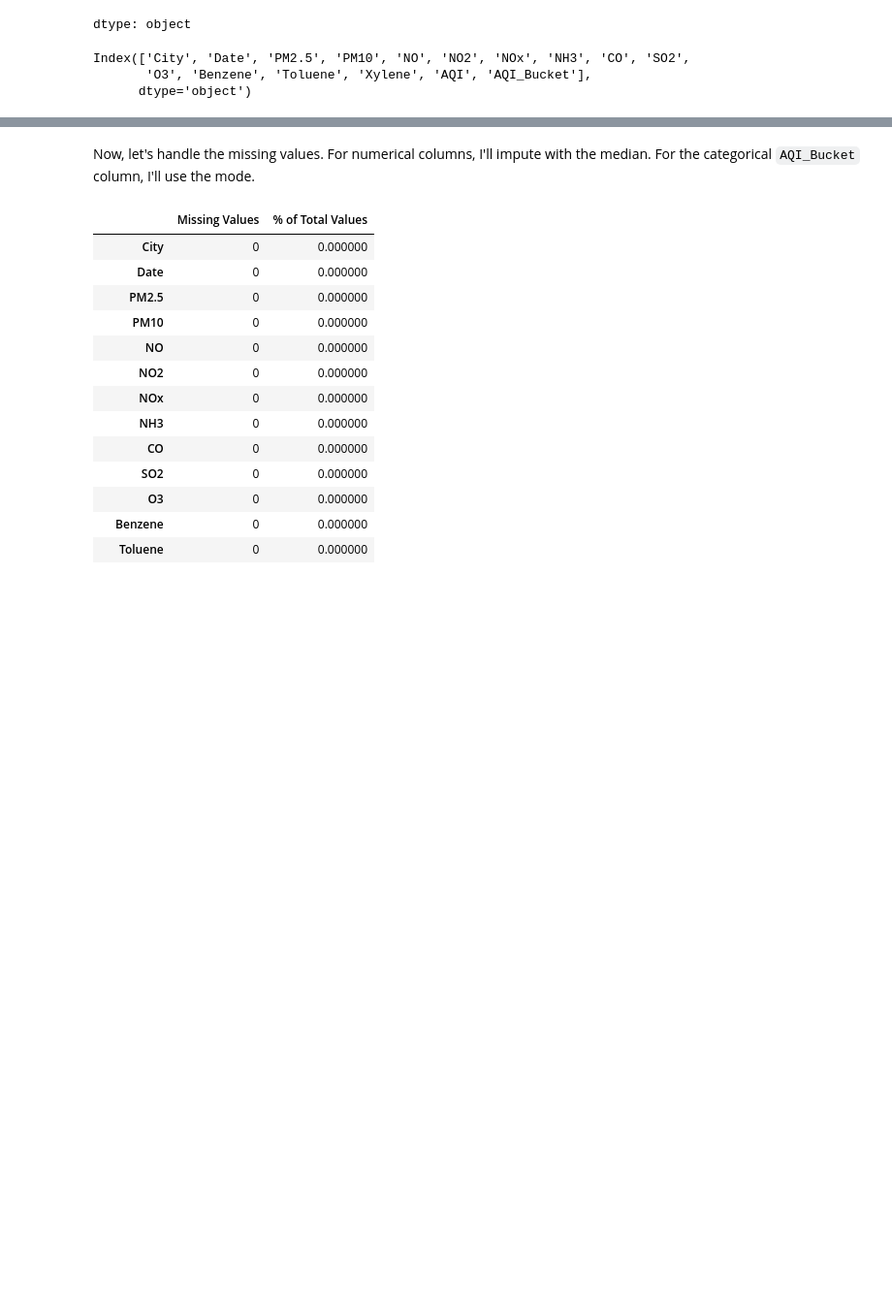
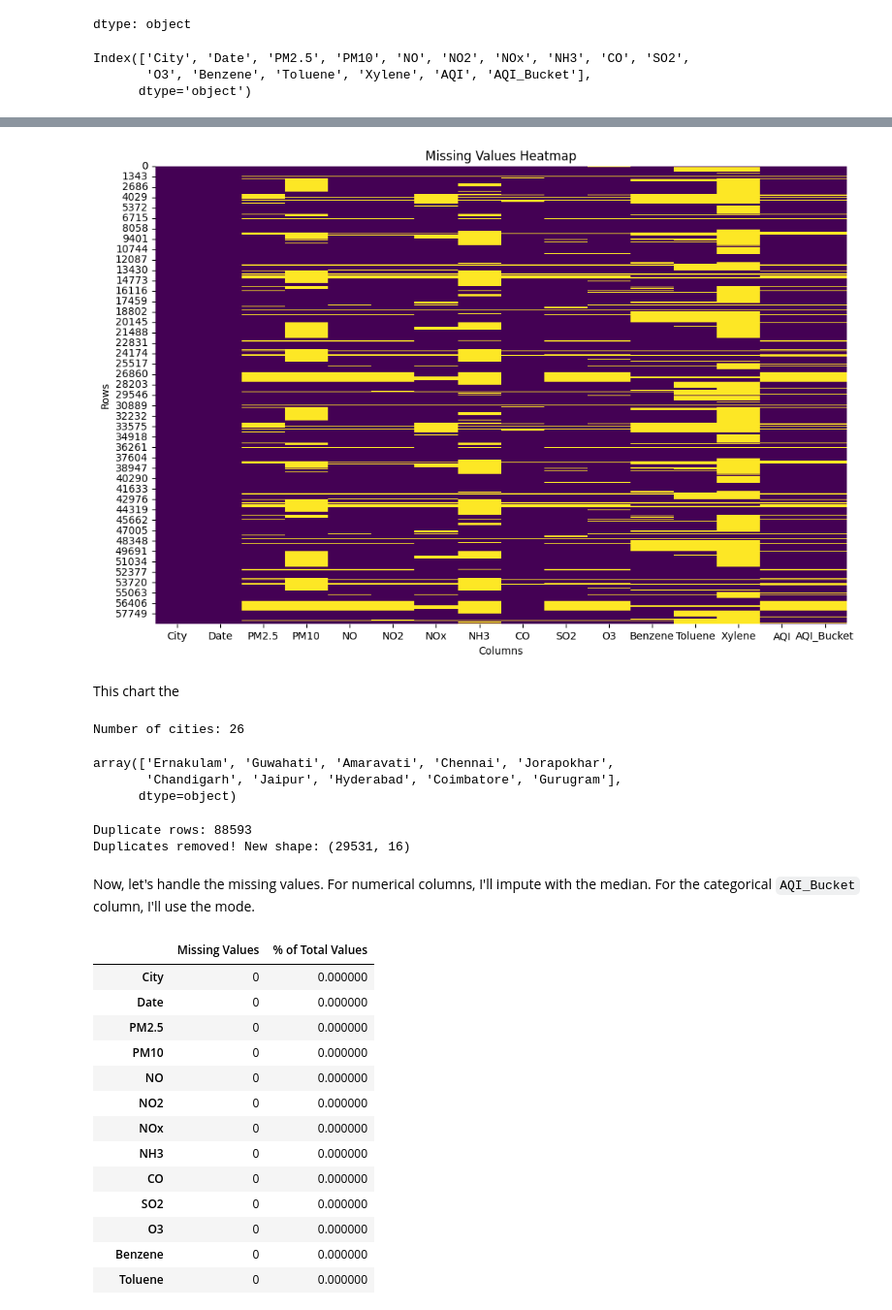
Before and after one commit to leusam12/Programming-for-data-analysis-CMP7005_S1_25, a Jupyter notebook: ASSESMENT_FOR_PROGRAMING_FOR_DATA.ipynb, the cells around one changed output, grey strips where cells are left out. Shown: that part at 97% size. Cells and saved outputs as stored; diff of their text form; code cells hidden in the pictures; blank space fills up the shorter version.

Commit message:
filled in the missing value and checked the most polluted city and did visualization of it

```diff
--- a/ASSESMENT_FOR_PROGRAMING_FOR_DATA.ipynb
+++ b/ASSESMENT_FOR_PROGRAMING_FOR_DATA.ipynb
@@ -187,5 +201,40 @@ display(missing_values.style.background_gradient(cmap='Blues'))
 | Date | 0 | 0.000000 |
 | City | 0 | 0.000000 |
+# %%
+# Visualize the missing values using a heatmap
+plt.figure(figsize=(12, 8))
+sns.heatmap(df.isnull(), cbar=False, cmap='viridis')
+plt.title('Missing Values Heatmap')
+plt.xlabel('Columns')
+plt.ylabel('Rows')
+plt.show()
+# %% [output]
+[figure, added]
+# %% [markdown]
+This chart the
+# %%
+# Number of unique cities
+print("Number of cities:", df1['City'].nunique())
+
+# Display first 10 cities
+df1['City'].unique()[:10]
+# %% [output]
+Number of cities: 26
+array(['Ernakulam', 'Guwahati', 'Amaravati', 'Chennai', 'Jorapokhar',
+       'Chandigarh', 'Jaipur', 'Hyderabad', 'Coimbatore', 'Gurugram'],
+      dtype=object)
+# %%
+# Count duplicate rows
+duplicates = df1.duplicated().sum()
+print("Duplicate rows:", duplicates)
+
+# Remove duplicates if any
+if duplicates > 0:
+    df1 = df1.drop_duplicates()
+    print("Duplicates removed! New shape:", df1.shape)
+# %% [output]
+Duplicate rows: 88593
+Duplicates removed! New shape: (29531, 16)
 # %%
 # formating the data time column
 df1['Date'] = pd.to_datetime(df1['Date'], format='%d/%m/%Y', errors='coerce')
```
Also changed, not shown: parts of 12 cells of this notebook.
